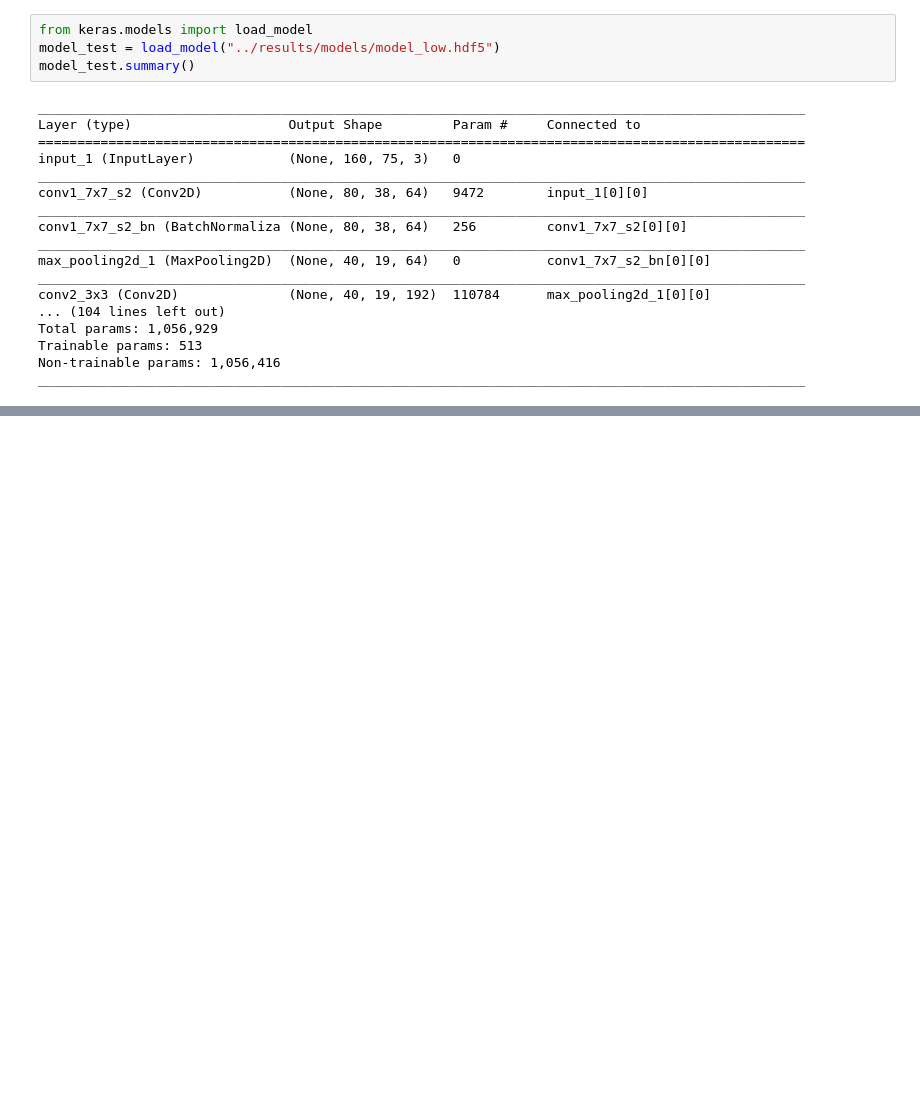
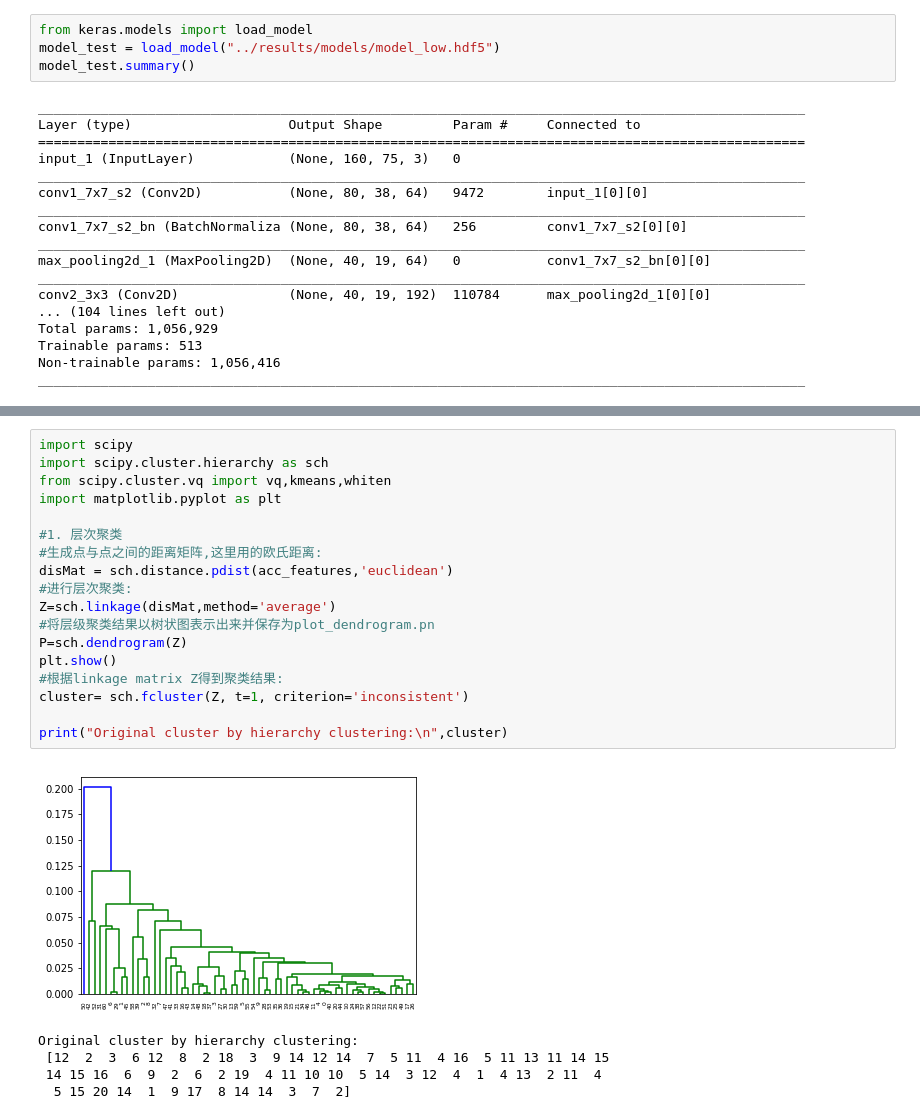
Before and after one commit to waterahr/HR-Net, a Jupyter notebook: notebook/generating_model_cluster_acc_individual_layer.ipynb, the cells around one changed output, grey strips where cells are left out. Saved outputs shown, nothing was run; the diff lists cells and outputs as text; blank space fills up the shorter version.

```diff
--- a/notebook/generating_model_cluster_acc_individual_layer.ipynb
+++ b/notebook/generating_model_cluster_acc_individual_layer.ipynb
@@ -138,0 +151,24 @@ ________________________________________________________________________________
+# %%
+import scipy
+import scipy.cluster.hierarchy as sch
+from scipy.cluster.vq import vq,kmeans,whiten
+import matplotlib.pyplot as plt
+
+#1. 层次聚类
+#生成点与点之间的距离矩阵,这里用的欧氏距离:
+disMat = sch.distance.pdist(acc_features,'euclidean')
+#进行层次聚类:
+Z=sch.linkage(disMat,method='average')
+#将层级聚类结果以树状图表示出来并保存为plot_dendrogram.pn
+P=sch.dendrogram(Z)
+plt.show()
+#根据linkage matrix Z得到聚类结果:
+cluster= sch.fcluster(Z, t=1, criterion='inconsistent')
+
+print("Original cluster by hierarchy clustering:\n",cluster)
+# %% [output]
+[figure, added]
+Original cluster by hierarchy clustering:
+ [12  2  3  6 12  8  2 18  3  9 14 12 14  7  5 11  4 16  5 11 13 11 14 15
+ 14 15 16  6  9  2  6  2 19  4 11 10 10  5 14  3 12  4  1  4 13  2 11  4
+  5 15 20 14  1  9 17  8 14 14  3  7  2]
```
Also changed, not shown: parts of 5 cells of this notebook, 30 other files.
